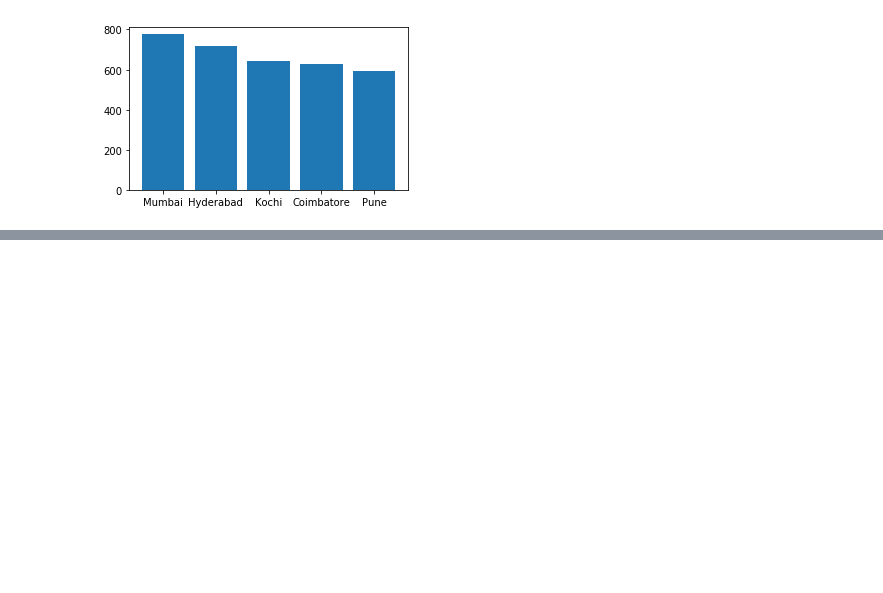
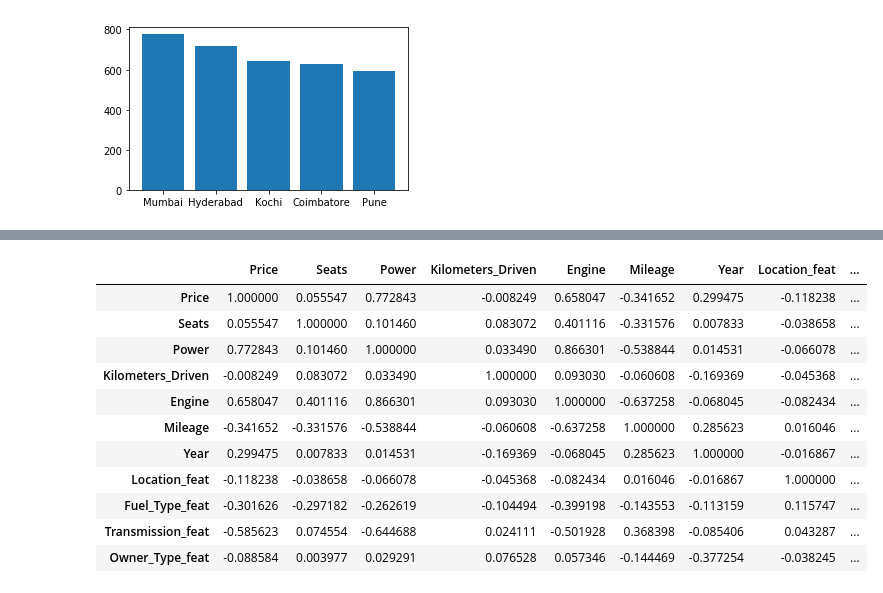
Before and after one commit to ddb95/Data_Science_and_ML_Projects, a Jupyter notebook: predictingUsedCars/PredictUsedCarsPrice.ipynb, the cells around one changed output, grey strips where cells are left out. Saved outputs shown, nothing was run; the diff lists cells and outputs as text; code cells hidden in the pictures; blank space fills up the shorter version.

```diff
--- a/predictingUsedCars/PredictUsedCarsPrice.ipynb
+++ b/predictingUsedCars/PredictUsedCarsPrice.ipynb
@@ -402,0 +519,15 @@ Name: Location, dtype: int64
+# %%
+labeled.corr()
+# %% [output]
+|  | Price | Seats | Power | Kilometers_Driven | Engine | Mileage | Year | Location_feat | ... |
+| Price | 1.000000 | 0.055547 | 0.772843 | -0.008249 | 0.658047 | -0.341652 | 0.299475 | -0.118238 | ... |
+| Seats | 0.055547 | 1.000000 | 0.101460 | 0.083072 | 0.401116 | -0.331576 | 0.007833 | -0.038658 | ... |
+| Power | 0.772843 | 0.101460 | 1.000000 | 0.033490 | 0.866301 | -0.538844 | 0.014531 | -0.066078 | ... |
+| Kilometers_Driven | -0.008249 | 0.083072 | 0.033490 | 1.000000 | 0.093030 | -0.060608 | -0.169369 | -0.045368 | ... |
+| Engine | 0.658047 | 0.401116 | 0.866301 | 0.093030 | 1.000000 | -0.637258 | -0.068045 | -0.082434 | ... |
+| Mileage | -0.341652 | -0.331576 | -0.538844 | -0.060608 | -0.637258 | 1.000000 | 0.285623 | 0.016046 | ... |
+| Year | 0.299475 | 0.007833 | 0.014531 | -0.169369 | -0.068045 | 0.285623 | 1.000000 | -0.016867 | ... |
+| Location_feat | -0.118238 | -0.038658 | -0.066078 | -0.045368 | -0.082434 | 0.016046 | -0.016867 | 1.000000 | ... |
+| Fuel_Type_feat | -0.301626 | -0.297182 | -0.262619 | -0.104494 | -0.399198 | -0.143553 | -0.113159 | 0.115747 | ... |
+| Transmission_feat | -0.585623 | 0.074554 | -0.644688 | 0.024111 | -0.501928 | 0.368398 | -0.085406 | 0.043287 | ... |
+| Owner_Type_feat | -0.088584 | 0.003977 | 0.029291 | 0.076528 | 0.057346 | -0.144469 | -0.377254 | -0.038245 | ... |
```
Also changed, not shown: parts of 17 cells of this notebook.
